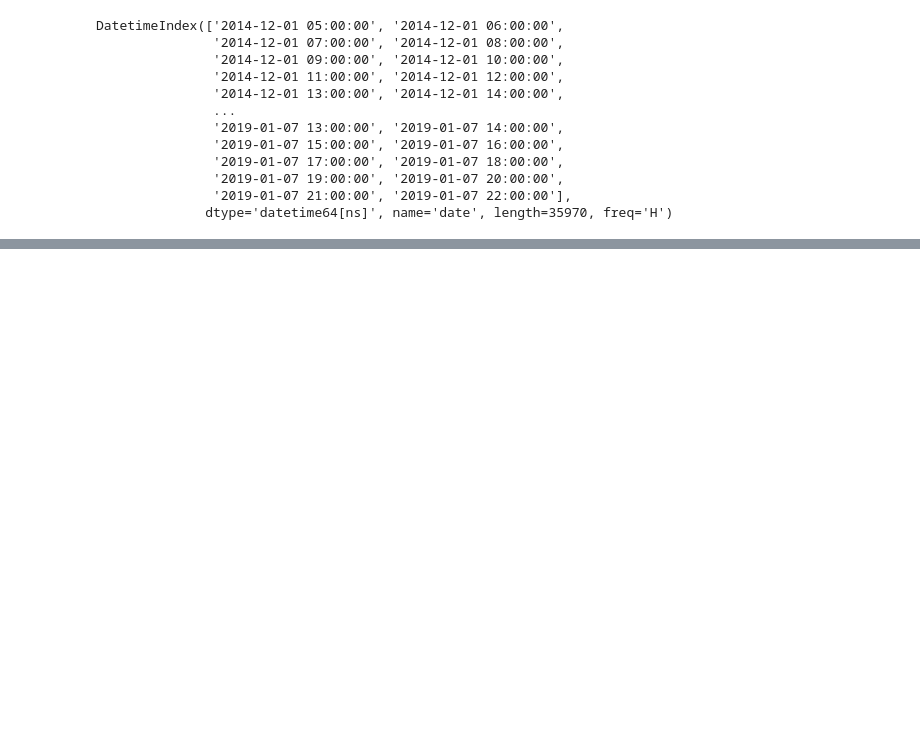
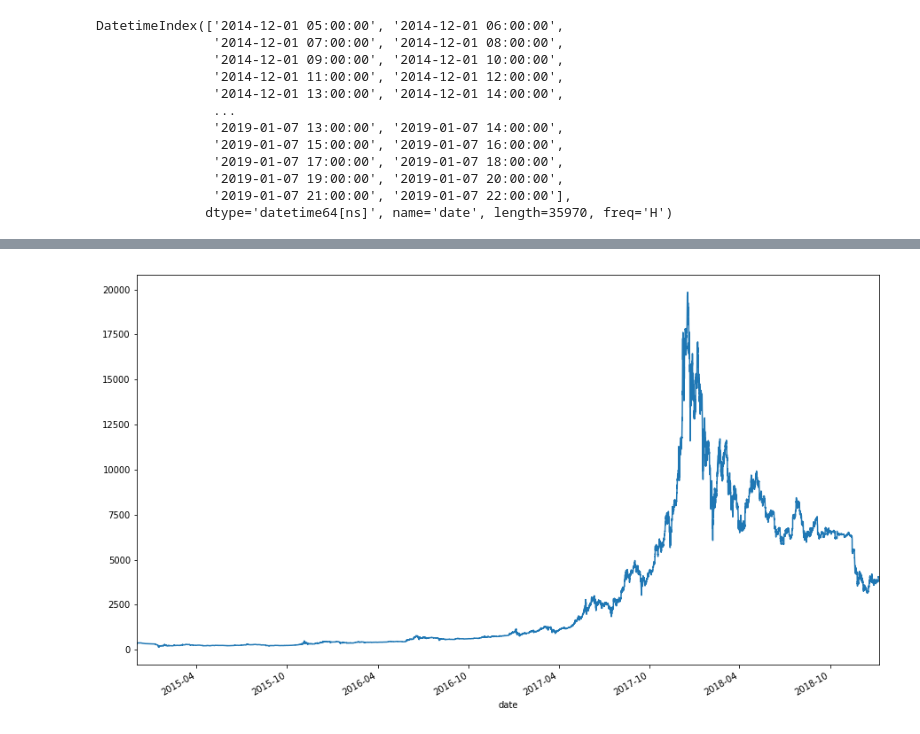
Before and after one commit to legomydiego/Thinkful-Final-Capstone, a Jupyter notebook: Final Capstone.ipynb, the cells around one changed output, grey strips where cells are left out. Drawn from its saved outputs; the diff is of its cells as text; code cells hidden in the pictures; blank space fills up the shorter version.

```diff
--- a/Final Capstone.ipynb
+++ b/Final Capstone.ipynb
@@ -43,5 +43,3 @@ Volume_(Currency)    float64
 Weighted_Price       float64
 dtypes: float64(7)
 memory usage: 128.2 MB
-# %%
-df.dropna(how='all',inplace=True)
@@ -95,3 +75,5 @@ DatetimeIndex(['2014-12-01 05:00:00', '2014-12-01 06:00:00',
                '2019-01-07 19:00:00', '2019-01-07 20:00:00',
                '2019-01-07 21:00:00', '2019-01-07 22:00:00'],
               dtype='datetime64[ns]', name='date', length=35970, freq='H')
+# %%
+df.dropna(inplace=True)
@@ -98,2 +98,6 @@ DatetimeIndex(['2014-12-01 05:00:00', '2014-12-01 06:00:00',
 # %%
 #Frequency is set for hourly periods, which will be the window of time for each data point in the analysis
+# %%
+df['Close'].plot(figsize=(15,9)).autoscale(axis='x',tight=True)
+# %% [output]
+[figure, added]
```
Also changed, not shown: parts of 9 cells of this notebook.
